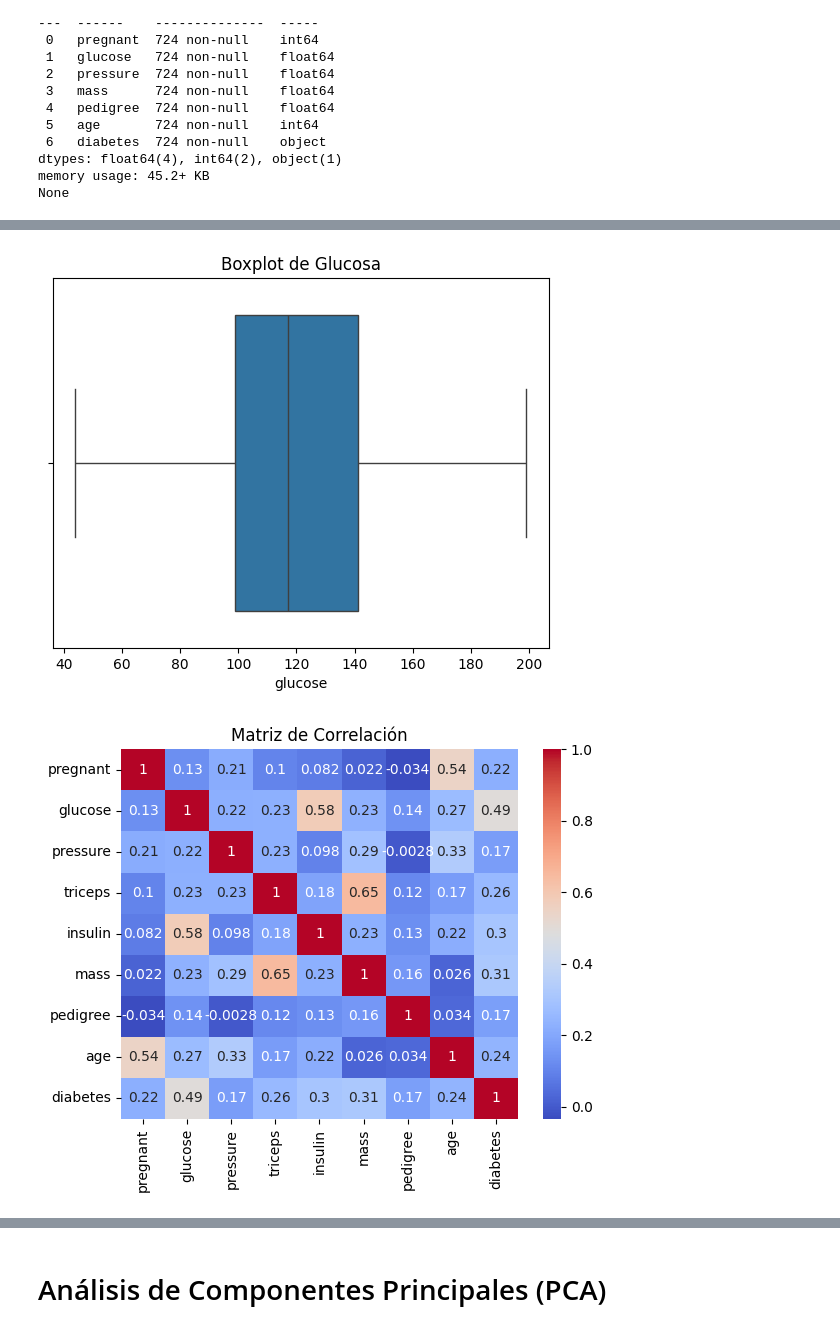
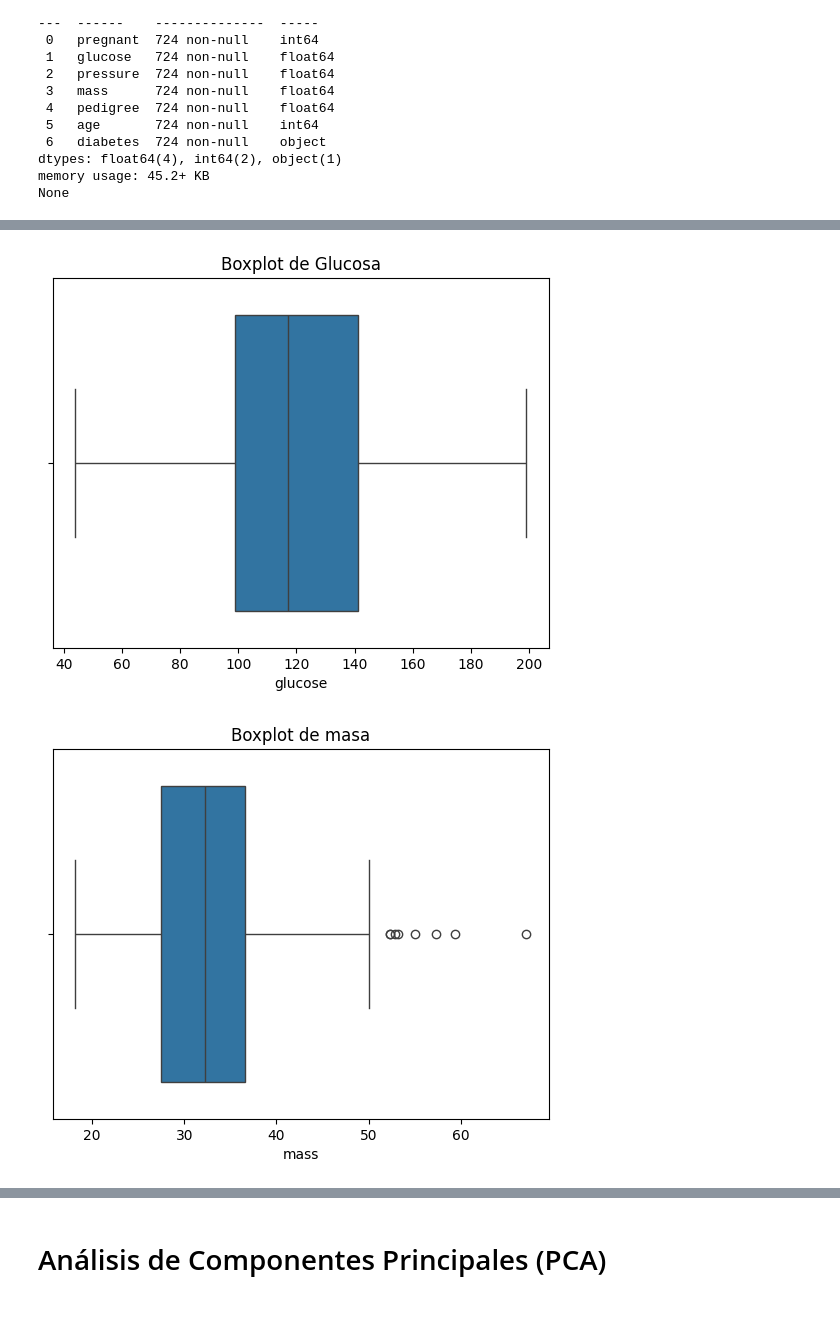
Before and after one commit to canischilensis/data-science, a Jupyter notebook: machine-learning/aprendizaje-supervisado/Regresión/Regresion-lineal/diabetes/Pima-Indians-Diabetes.ipynb, the cells around one changed output, grey strips where cells are left out. Drawn from its saved outputs; the diff is of its cells as text; code cells hidden in the pictures.

```diff
--- a/machine-learning/aprendizaje-supervisado/Regresión/Regresion-lineal/diabetes/Pima-Indians-Diabetes.ipynb
+++ b/machine-learning/aprendizaje-supervisado/Regresión/Regresion-lineal/diabetes/Pima-Indians-Diabetes.ipynb
@@ -70,26 +70,31 @@ None
 # %%
 
 # Visualizar la distribución de una variable (glucosa en el ejemplo de R)
 sns.histplot(data['glucose'], kde=True)
 plt.title("Distribución de Glucosa")
 plt.xlabel("Glucosa")
 plt.ylabel("Frecuencia")
 plt.show()
 
 # Boxplot para detectar valores atípicos
 sns.boxplot(x=data['glucose'])
 plt.title("Boxplot de Glucosa")
 plt.show()
 
+# Boxplot para detectar valores atípicos
+sns.boxplot(x=data['mass'])
+plt.title("Boxplot de masa")
+plt.show()
+
 # Convertir la columna 'diabetes' de texto ('pos', 'neg') a valores numéricos (1, 0)
 data['diabetes'] = data['diabetes'].map({'pos': 1, 'neg': 0})
 
 # Identificación de correlaciones
 correlation_matrix = data.corr()
 sns.heatmap(correlation_matrix, annot=True, cmap='coolwarm')
 plt.title("Matriz de Correlación")
 plt.show()
 # %% [output]
 [figure]
 [figure]
-[figure, old version]
+[figure, new version]
```
Also changed, not shown: parts of 15 cells of this notebook.
